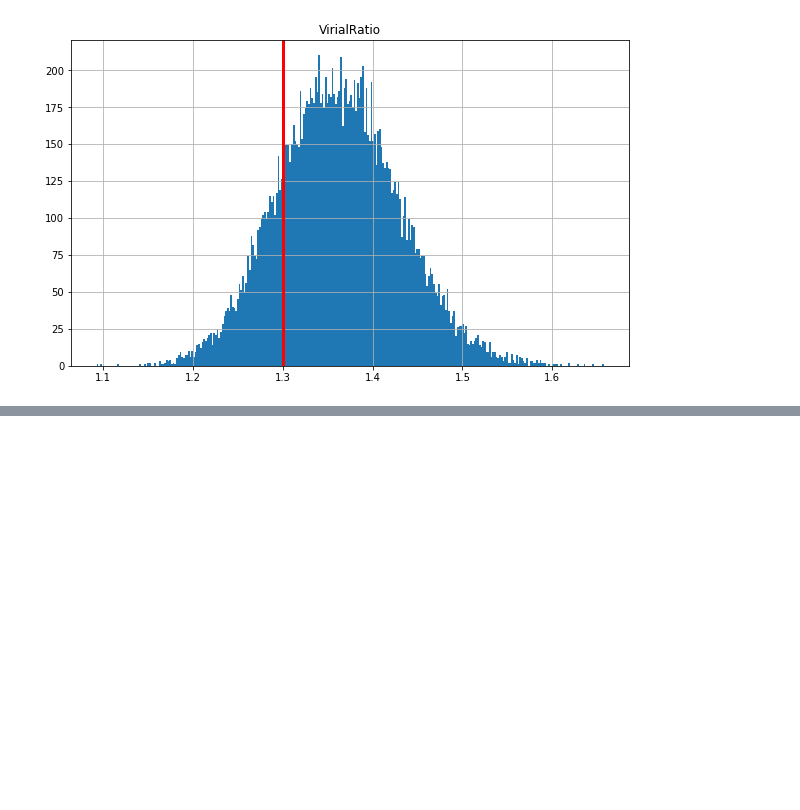
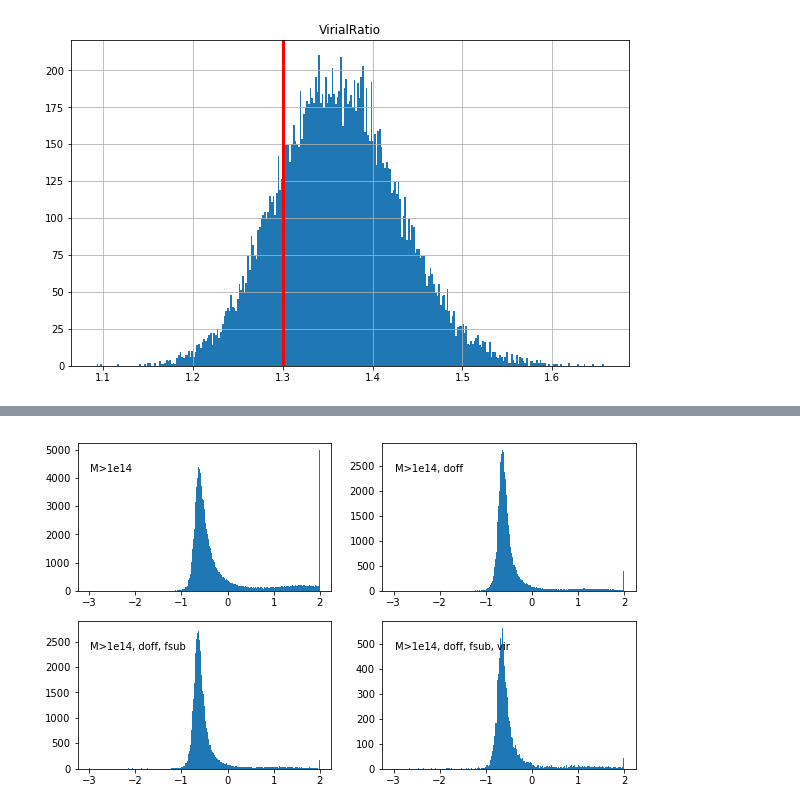
Before and after one commit to LSSTDESC/clmassmod, a Jupyter notebook: notebooks/MXXL_Relaxedness_Test.ipynb, the cells around one changed output, grey strips where cells are left out. Cells and saved outputs as stored; diff of their text form; code cells hidden in the pictures; blank space fills up the shorter version.

```diff
--- a/notebooks/MXXL_Relaxedness_Test.ipynb
+++ b/notebooks/MXXL_Relaxedness_Test.ipynb
@@ -127,0 +197,4 @@ plt.axvline(1.3,c='r',lw=3.0)
+# %%
+param_distributions('EinastoParameter_1')
+# %% [output]
+[figure, added]
```
Also changed, not shown: parts of 34 cells of this notebook.
